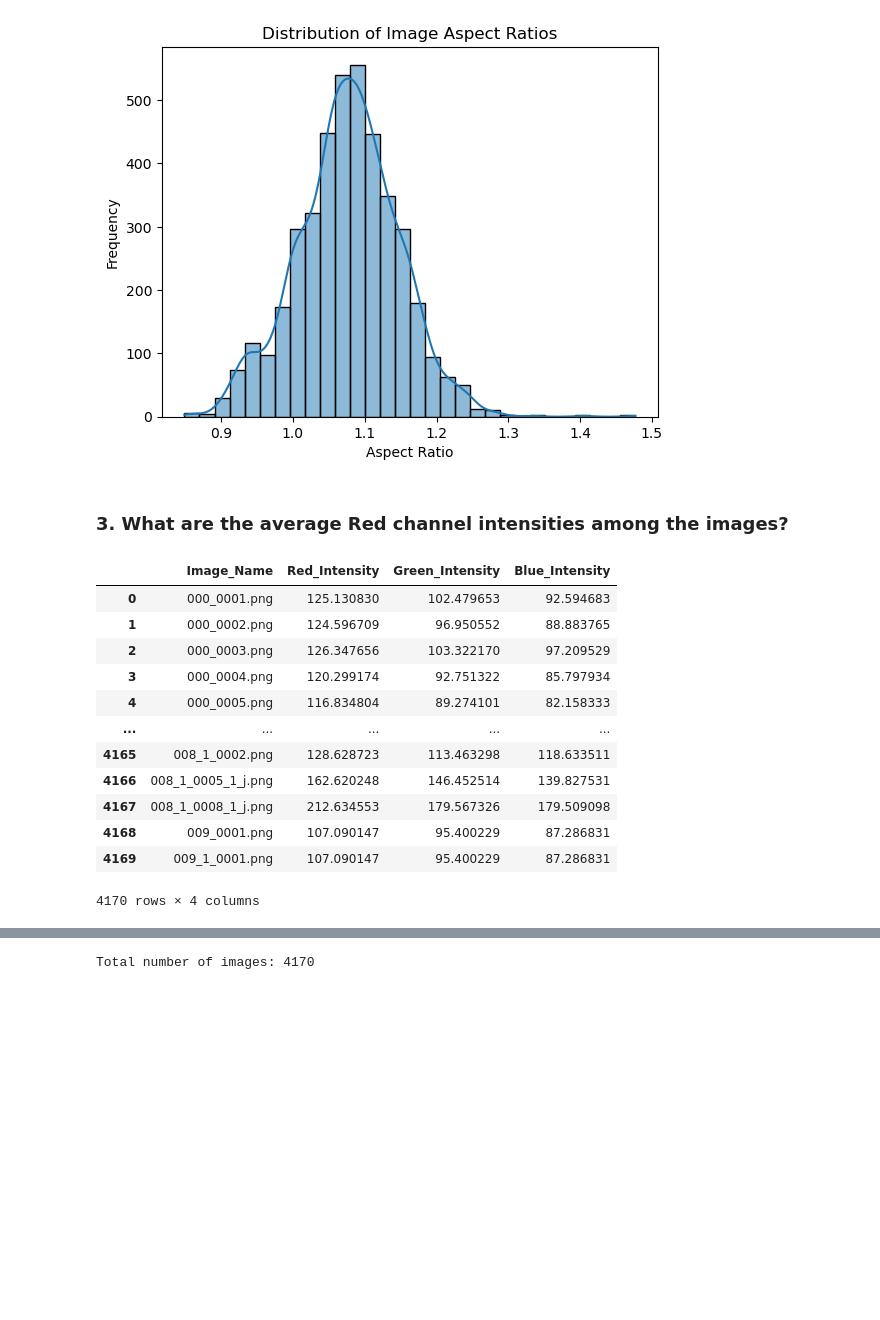
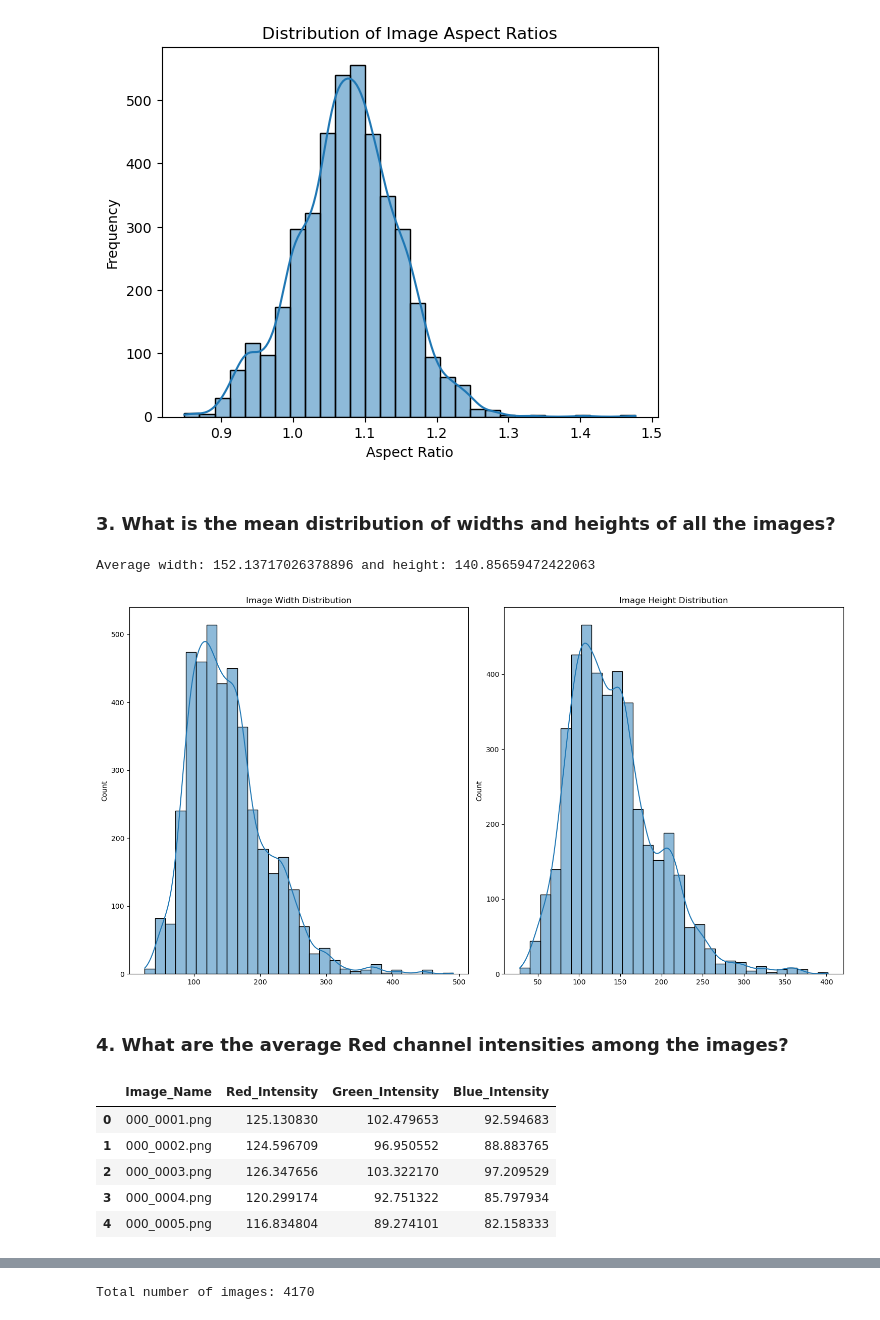
Before and after one commit to chrisheimbuch/traffic_signs_classification_report, a Jupyter notebook: traffic_eda.ipynb, the cells around one changed output, grey strips where cells are left out. Saved outputs shown, nothing was run; the diff lists cells and outputs as text; code cells hidden in the pictures; blank space fills up the shorter version.

Commit message:
eda graph styling and more questions

```diff
--- a/traffic_eda.ipynb
+++ b/traffic_eda.ipynb
@@ -155,8 +180,56 @@ plt.ylabel("Frequency")
 plt.show()
 # %% [output]
 [figure]
+# %% [markdown]
+### 3. What is the mean distribution of widths and heights of all the images?
+# %%
+# Lists to store width and height of images
+width_list = []
+height_list = []
+
+# Loop through each folder in the dataset
+for folder in os.listdir(dataset):
+    folder_path = os.path.join(dataset, folder)
+
+    # Check if it's a directory
+    if os.path.isdir(folder_path):
+        # Loop through each image file in the folder
+        for filename in os.listdir(folder_path):
+            image_path = os.path.join(folder_path, filename)
+
+            # Open image and get its dimensions
+            try:
+                with Image.open(image_path) as img:
+                    width, height = img.size
+                    width_list.append(width)
+                    height_list.append(height)
+            except Exception as e:
+                print(f"Error opening {image_path}: {e}")
+
+# Calculate average width and height
+average_width = sum(width_list) / len(width_list)
+average_height = sum(height_list) / len(height_list)
+
+print(f'Average width: {average_width} and height: {average_height}')
+
+# Plot the width and height distributions
+fig, ax = plt.subplots(1, 2, figsize=(15, 8))
+
+# Plot for image widths
+sns.histplot(width_list, ax=ax[0], bins=30, kde=True)
+ax[0].set_title('Image Width Distribution')
+
+# Plot for image heights
+sns.histplot(height_list, ax=ax[1], bins=30, kde=True)
+ax[1].set_title('Image Height Distribution')
+
+plt.tight_layout()
+plt.show()
+# %% [output]
+Average width: 152.13717026378896 and height: 140.85659472422063
+[figure, added]
 # %% [markdown]
-### 3. What are the average Red channel intensities among the images?
+### 4. What are the average Red channel intensities among the images?
 # %%
 # Initialize a list to store RGB channel intensities
 rgb_data = []
@@ -189,18 +262,11 @@ for folder in os.listdir(dataset):
 rgb_df = pd.DataFrame(rgb_data, columns=['Image_Name', 'Red_Intensity', 'Green_Intensity', 'Blue_Intensity'])
 # %%
 #Inspect the df of all the image intensities of RGB values.
-rgb_df
+rgb_df.head()
 # %% [output]
 |  | Image_Name | Red_Intensity | Green_Intensity | Blue_Intensity |
 | 0 | 000_0001.png | 125.130830 | 102.479653 | 92.594683 |
 | 1 | 000_0002.png | 124.596709 | 96.950552 | 88.883765 |
 | 2 | 000_0003.png | 126.347656 | 103.322170 | 97.209529 |
 | 3 | 000_0004.png | 120.299174 | 92.751322 | 85.797934 |
 | 4 | 000_0005.png | 116.834804 | 89.274101 | 82.158333 |
-| ... | ... | ... | ... | ... |
-| 4165 | 008_1_0002.png | 128.628723 | 113.463298 | 118.633511 |
-| 4166 | 008_1_0005_1_j.png | 162.620248 | 146.452514 | 139.827531 |
-| 4167 | 008_1_0008_1_j.png | 212.634553 | 179.567326 | 179.509098 |
-| 4168 | 009_0001.png | 107.090147 | 95.400229 | 87.286831 |
-| 4169 | 009_1_0001.png | 107.090147 | 95.400229 | 87.286831 |
-4170 rows × 4 columns
```
Also changed, not shown: parts of 16 cells of this notebook.
